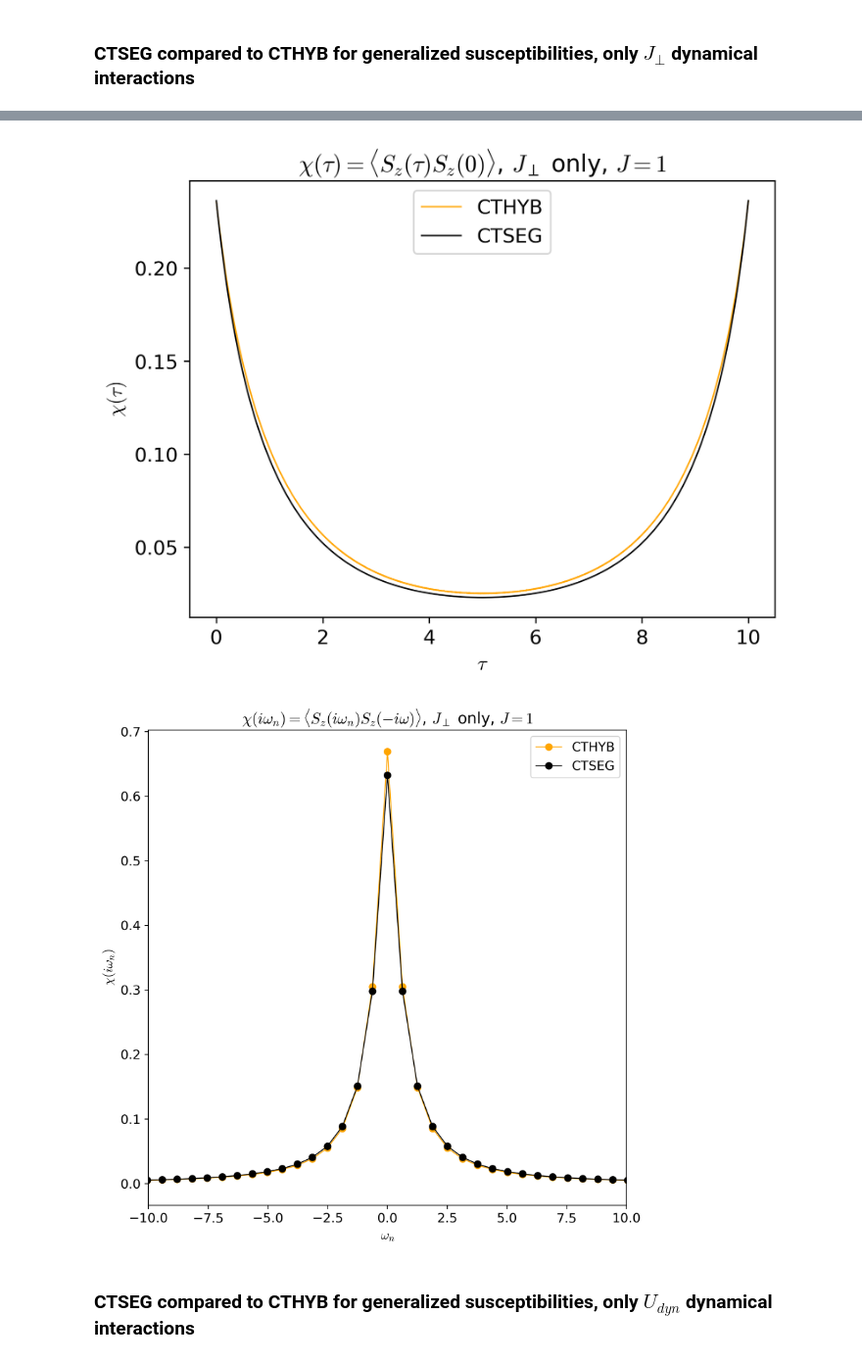
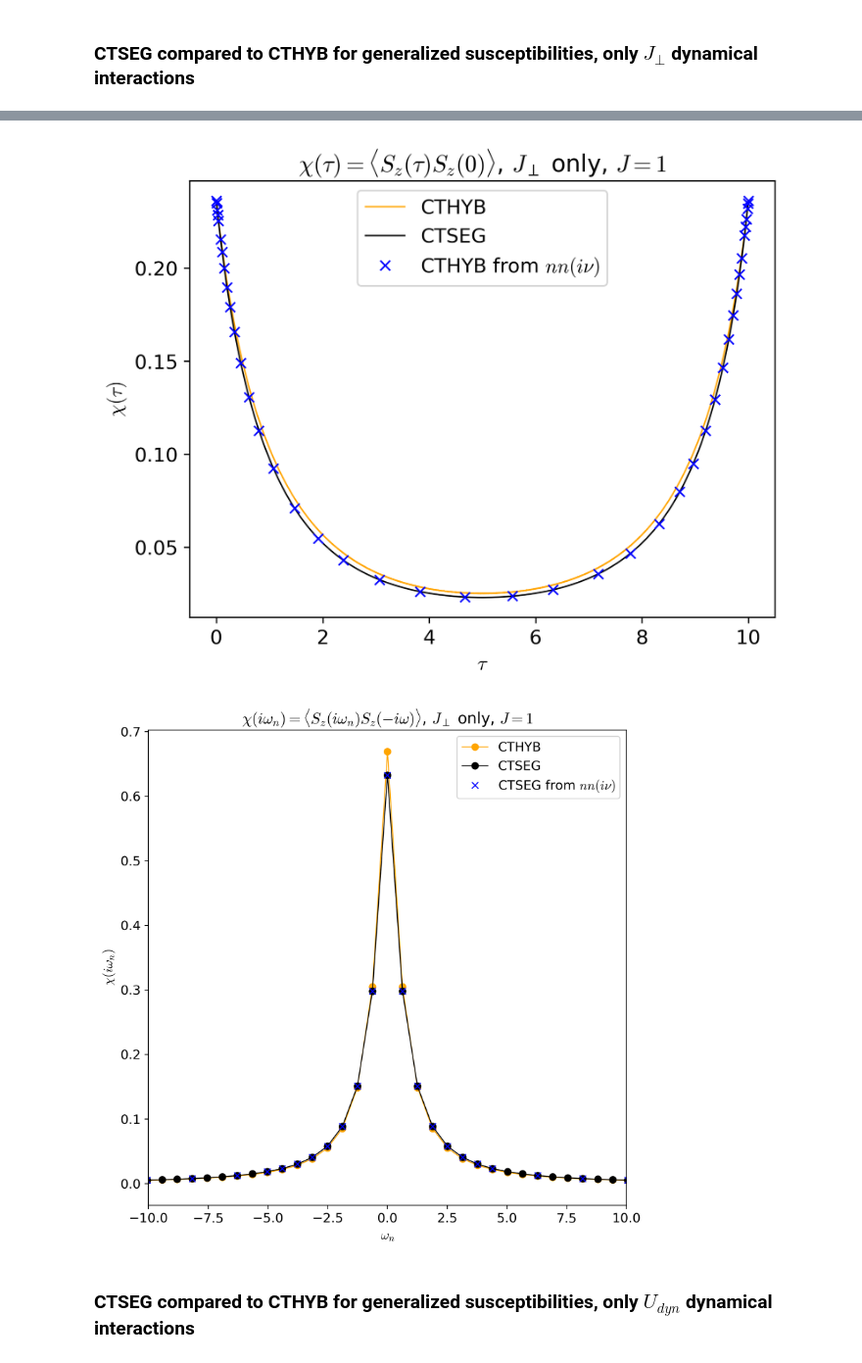
Before and after one commit to andrewkhardy/cthyb, a Jupyter notebook: benchmark/dynamic_int/CTHYB_Benchmarking.ipynb, the cells around one changed output, grey strips where cells are left out. Shown at 98% size. Saved outputs shown, nothing was run; the diff lists cells and outputs as text; code cells hidden in the pictures.

```diff
--- a/benchmark/dynamic_int/CTHYB_Benchmarking.ipynb
+++ b/benchmark/dynamic_int/CTHYB_Benchmarking.ipynb
@@ -348,7 +348,8 @@ with HDFArchive(f"{data_loc}/spin_spin_ctseg_J-1.0-U-4.0_1.0_0.0_0.0_0.0_0.0_b-1
     #d = A["perturbation_order_D"]
     #j = A["perturbation_order_J"]
     nn = A["nn_tau"]
-    print(A.keys())
+    nn_iw = A["nn_nu"]
+    nn_nu  = make_gf_dlr_imtime(nn_iw)
 with HDFArchive(f"{data_loc}/spin_spin_cthyb_J-1.0-U-4.0_1.0_0.0_0.0_0.0_0.0_b-10.0.h5", "r") as A:
     print(A.keys())
     G_tau_hyb = A["G_tau"]
@@ -368,27 +368,31 @@ plt.show()
 1.0 average sign
 [figure]
 # %%
+Sz_nu = 0.25*(nn_nu["up", "up"   ] - nn_nu["up", "down"] - nn_nu["down", "up"] +nn_nu["down", "down"])
 Sz_ctseg = 0.25*(nn["up", "up"   ] - nn["up", "down"] - nn["down", "up"] +nn["down", "down"])
 oplot(Sz.real, color="orange", linewidth = 0.9, label="CTHYB")
 oplot(Sz_ctseg.real, color="black", linewidth = 0.9, label="CTSEG")
+oplot(Sz_nu.real, color="blue", linewidth = 0.9, label="CTHYB from $nn(i\\nu)$")
 plt.title(r"$\chi(\tau) =\langle S_z(\tau) S_z(0) \rangle$, $J_\perp$ only, $J = 1$")
 plt.ylabel(r"$\chi(\tau)$")
 plt.legend()
 plt.show()
 
 Sz_fourier = make_gf_from_fourier(Sz)
 Sz_ctseg_fourier = make_gf_from_fourier(Sz_ctseg)
+Sz_ctseg_nu_fourier = make_gf_dlr_imfreq(Sz_nu)
 plt.figure(figsize=(8,8))
 plt.xlim(-10,10)
 oplot(Sz_fourier.real,"-o", color="orange", linewidth = 0.9, label="CTHYB")
 oplot(Sz_ctseg_fourier.real, "-o",color="black",  linewidth = 0.9, label="CTSEG")
+oplot(Sz_ctseg_nu_fourier.real, "-o",color="blue",  linewidth = 0.9, label="CTSEG from $nn(i\\nu)$")
 plt.title(r"$\chi(i\omega_n) =\langle S_z(i\omega_n) S_z(-i\omega) \rangle$, $J_\perp$ only, $J = 1$")
 plt.ylabel(r"$\chi(i\omega_n)$")
 plt.legend()
 plt.show()
 # %% [output]
-[figure, old version]
+[figure, new version]
-[figure, old version]
+[figure, new version]
 # %% [markdown]
 ### CTSEG compared to CTHYB for generalized susceptibilities, only $U_{dyn}$ dynamical interactions
 # %%
```
Also changed, not shown: parts of 4 cells of this notebook, 1 other file.
